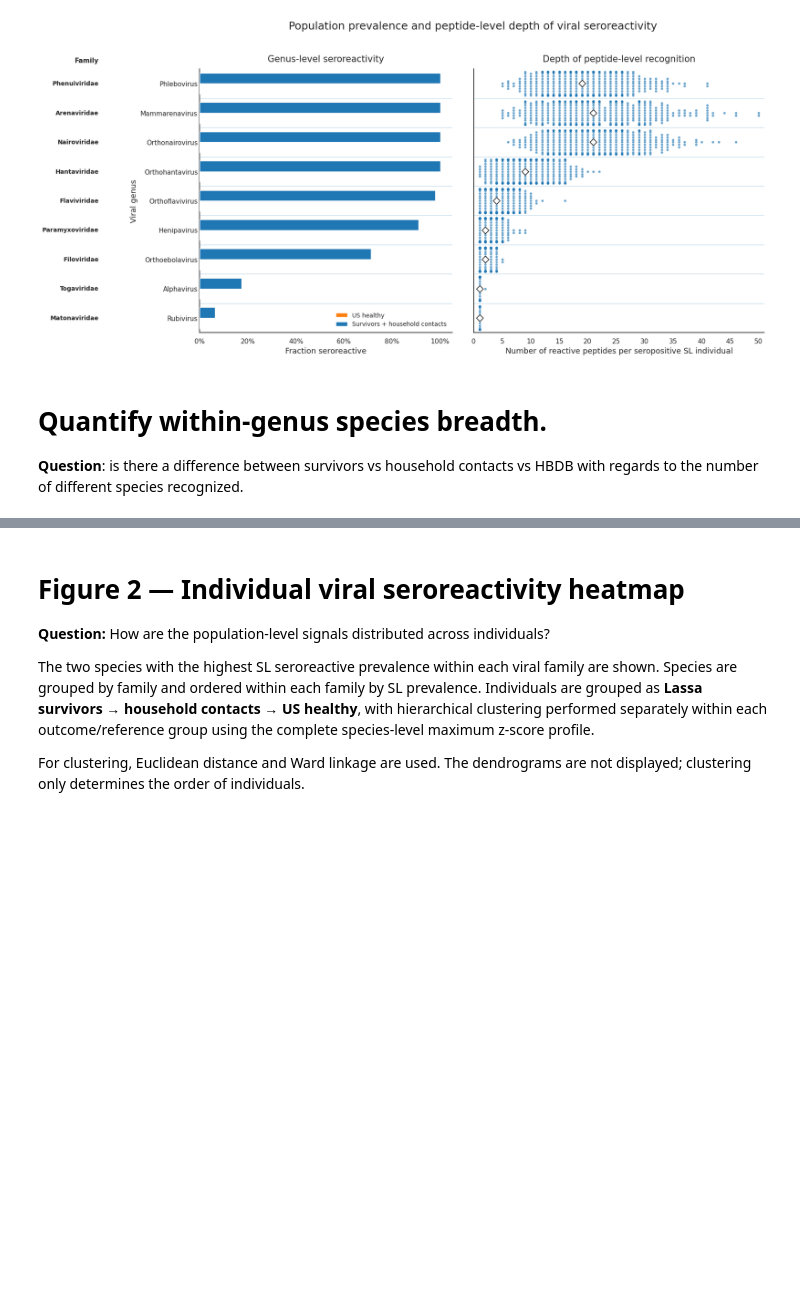
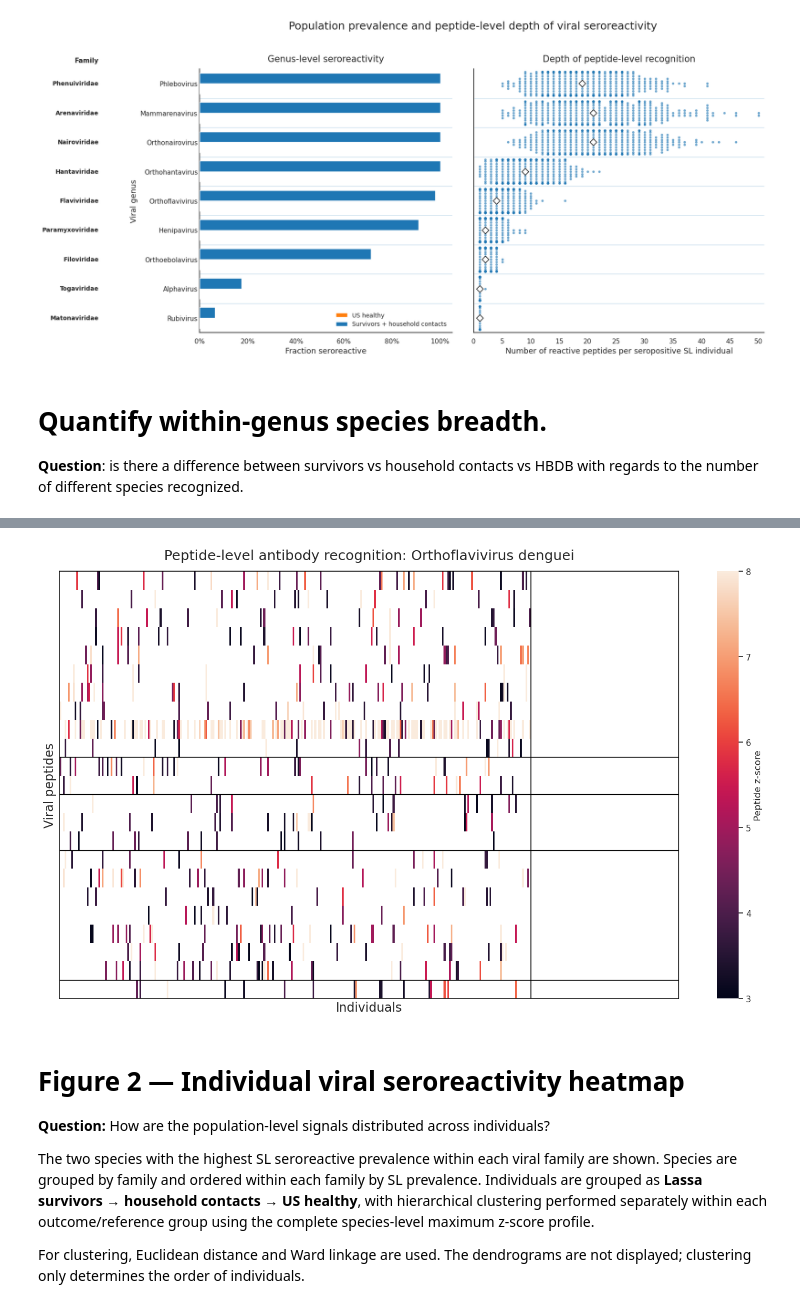
Before and after one commit to sporak577/lasv_phipseq_2026, a Jupyter notebook: Lassa_seroreactivity_paper_figures_clean_090726.ipynb, the cells around one changed output, grey strips where cells are left out. Cells and saved outputs as stored; diff of their text form; code cells hidden in the pictures; blank space fills up the shorter version.

```diff
--- a/Lassa_seroreactivity_paper_figures_clean_090726.ipynb
+++ b/Lassa_seroreactivity_paper_figures_clean_090726.ipynb
@@ -850,0 +1623,13 @@ plt.show()
+# %%
+target_matrix = (
+    long_denv
+    .pivot(
+        index='peptide',
+        columns='individual',
+        values='reactive_z'
+    )
+    .reindex(
+        index=ordered_peptides,
+        columns=ordered_individuals
+    )
+)
@@ -851,3 +1656,55 @@ plt.show()
+# %%
+fig, ax = plt.subplots(
+    figsize=(18, 10)
+)
+
+sns.heatmap(
+    target_matrix,
+
+    vmin=3,
+    vmax=8,
+
+    yticklabels=False,
+    xticklabels=False,
+
+    linewidths=0,
+
+    cbar_kws={
+        'label': 'Peptide z-score'
+    },
+
+    ax=ax
+)
+
+
+#horizontal lines between protein groups
+protein_sequence = (peptide_order['mature_protein'].to_list())
+
+for i in range(len(protein_sequence) -1):
+    if protein_sequence[i] != protein_sequence[i+1]:
+        ax.axhline(y=i +1, color='black', linewidth=1, zorder=10)
+
+#verical lines between cohort groups
+
+n_contact = len(c)
+n_survivor = len(s)
+
+ax.axvline(x=n_contact, color='black', linewidth=1, zorder=11)
+
+ax.axvline(x=n_contact + n_survivor, color='black', linewidth=1, zorder=10)
+
+
+ax.set_ylabel('Viral peptides', fontsize=16)
+ax.set_xlabel('Individuals', fontsize=16)
+
+ax.set_title(f'Peptide-level antibody recognition: {target}', fontsize=18, pad=15)
+
+for spine in ax.spines.values():
+    spine.set_visible(True)
+    spine.set_color('black')
+    spine.set_linewidth(1.1)
+# %% [output]
+[figure, added]
 # %% [markdown]
 # Figure 2 — Individual viral seroreactivity heatmap
 
```
Also changed, not shown: parts of 59 cells of this notebook.
